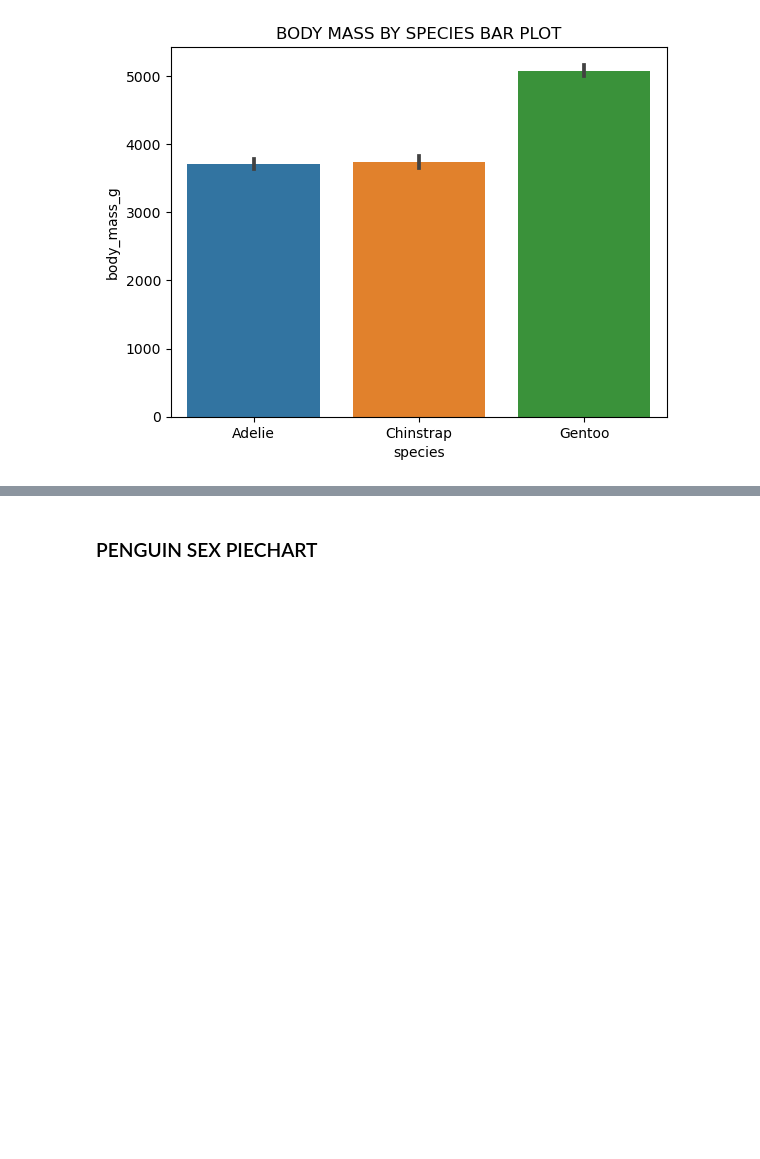
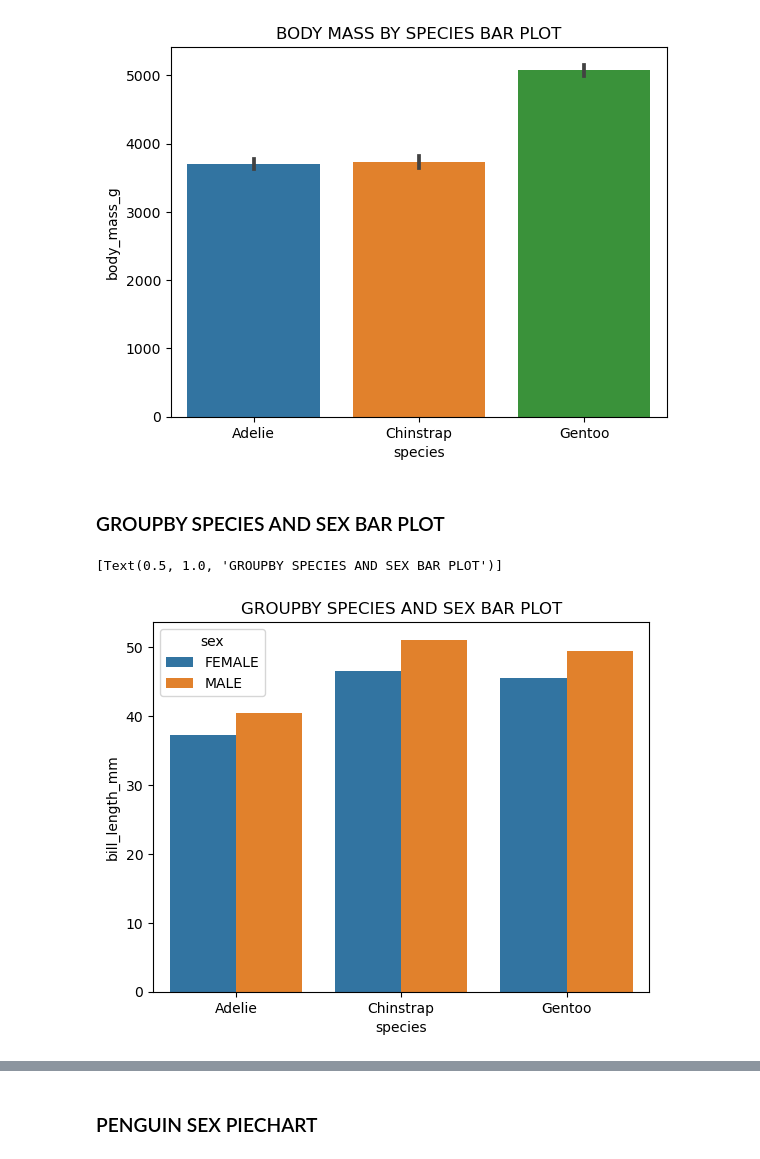
Before and after one commit to mickalleny2k/FUND_DATA, a Jupyter notebook: tasks.ipynb, the cells around one changed output, grey strips where cells are left out. Cells and saved outputs as stored; diff of their text form; code cells hidden in the pictures; blank space fills up the shorter version.

Commit message:
Groubpy bar plot. Data types of penguin dataset.

```diff
--- a/tasks.ipynb
+++ b/tasks.ipynb
@@ -588,3 +635,17 @@ sns.barplot(x="species", y="body_mass_g", data=penguins).set(title='BODY MASS BY
 # %% [output]
 [Text(0.5, 1.0, 'BODY MASS BY SPECIES BAR PLOT')]
 [figure]
+# %% [markdown]
+### GROUPBY SPECIES AND SEX BAR PLOT
+# %%
+penguins_groupby = penguins.groupby(['species', 'sex']).mean(('bill_length_mm'))
+penguins_groupby = penguins_groupby.reset_index()
+
+# plot barplot
+sns.barplot(x="species",
+           y="bill_length_mm",
+           hue="sex",
+           data=penguins_groupby).set(title='GROUPBY SPECIES AND SEX BAR PLOT')
+# %% [output]
+[Text(0.5, 1.0, 'GROUPBY SPECIES AND SEX BAR PLOT')]
+[figure, added]
```
Also changed, not shown: parts of 24 cells of this notebook.
